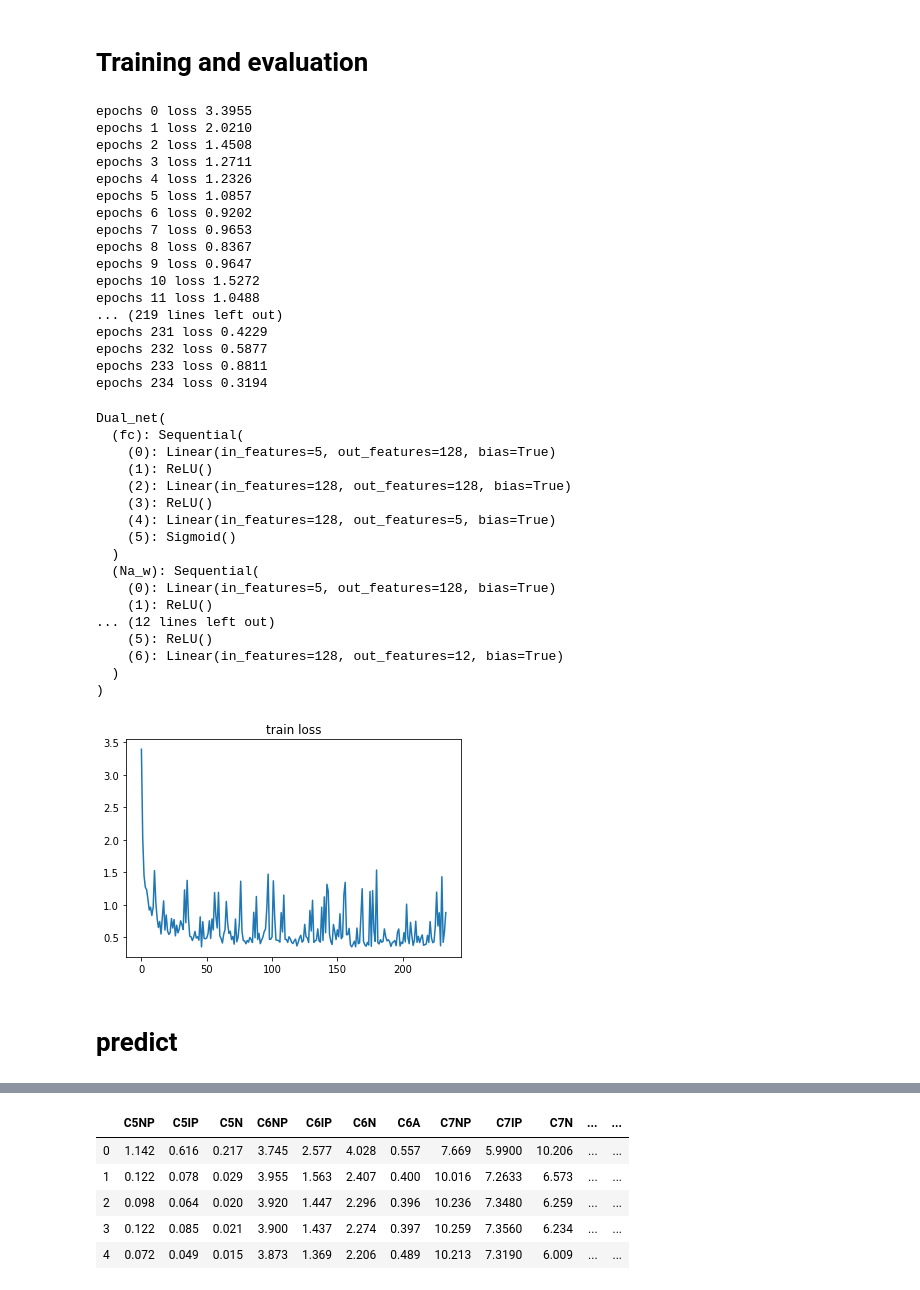
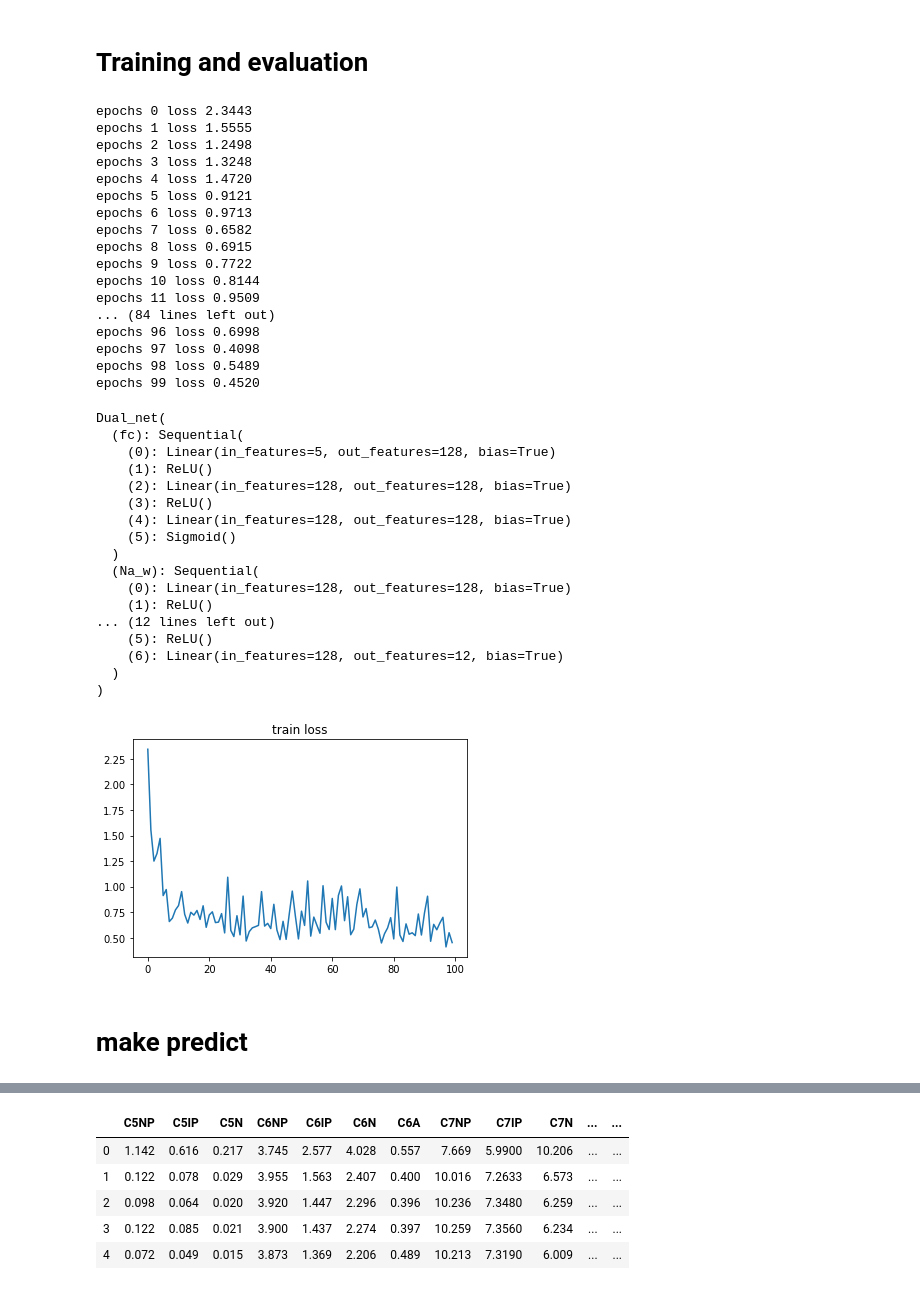
Before and after one commit to skywalker0803r/oil_web, a Jupyter notebook: 開發過程文件/pytorch_model_V4.ipynb, the cells around one changed output, grey strips where cells are left out. Cells and saved outputs as stored; diff of their text form; code cells hidden in the pictures.

```diff
--- a/開發過程文件/pytorch_model_V4.ipynb
+++ b/開發過程文件/pytorch_model_V4.ipynb
@@ -113,6 +116,6 @@ Y_test = torch.tensor(Y_test, dtype=torch.float)
 # data_iter
 # %%
 datasets = torch.utils.data.TensorDataset(X_train, Y_train)
-train_iter = torch.utils.data.DataLoader(datasets, batch_size=128, shuffle=True)
+train_iter = torch.utils.data.DataLoader(datasets, batch_size=170, shuffle=True)
 # %% [markdown]
 # Construct the neural network
@@ -190,0 +196,3 @@ Dual_net(
+# %%
+y = net(X_train)
+torchviz.make_dot(y.mean(),params=dict(net.named_parameters()))
@@ -217,54 +229,54 @@ def train(net,train_iter,loss_function,optimizer,num_epochs=100):
       optimizer.step()
       optimizer.zero_grad()
     # end for
+    history.append(loss.item())
     print("epochs {} loss {:.4f}".format(epoch,loss.item()))
-    if loss.item() < 0.35:
+    if loss.item() < 0.38:
       break
-    history.append(loss.item())
   # end for
   plt.plot(np.array(history))
   plt.title('train loss')
   return net
 # %%
-train(net,train_iter,loss_function,optimizer,num_epochs=1000)
+train(net,train_iter,loss_function,optimizer,num_epochs=100)
 # %% [output]
-epochs 0 loss 3.3955
-epochs 1 loss 2.0210
-epochs 2 loss 1.4508
-epochs 3 loss 1.2711
-epochs 4 loss 1.2326
-epochs 5 loss 1.0857
-epochs 6 loss 0.9202
-epochs 7 loss 0.9653
-epochs 8 loss 0.8367
-epochs 9 loss 0.9647
-epochs 10 loss 1.5272
-epochs 11 loss 1.0488
-... (219 lines left out)
-epochs 231 loss 0.4229
-epochs 232 loss 0.5877
-epochs 233 loss 0.8811
-epochs 234 loss 0.3194
+epochs 0 loss 2.3443
+epochs 1 loss 1.5555
+epochs 2 loss 1.2498
+epochs 3 loss 1.3248
+epochs 4 loss 1.4720
+epochs 5 loss 0.9121
+epochs 6 loss 0.9713
+epochs 7 loss 0.6582
+epochs 8 loss 0.6915
+epochs 9 loss 0.7722
+epochs 10 loss 0.8144
+epochs 11 loss 0.9509
+... (84 lines left out)
+epochs 96 loss 0.6998
+epochs 97 loss 0.4098
+epochs 98 loss 0.5489
+epochs 99 loss 0.4520
 Dual_net(
   (fc): Sequential(
     (0): Linear(in_features=5, out_features=128, bias=True)
     (1): ReLU()
     (2): Linear(in_features=128, out_features=128, bias=True)
     (3): ReLU()
-    (4): Linear(in_features=128, out_features=5, bias=True)
+    (4): Linear(in_features=128, out_features=128, bias=True)
     (5): Sigmoid()
   )
   (Na_w): Sequential(
-    (0): Linear(in_features=5, out_features=128, bias=True)
+    (0): Linear(in_features=128, out_features=128, bias=True)
     (1): ReLU()
 ... (12 lines left out)
     (5): ReLU()
     (6): Linear(in_features=128, out_features=12, bias=True)
   )
 )
-[figure, old version]
+[figure, new version]
 # %% [markdown]
-# predict
+# make predict
 # %%
 y_pred = net(X_test).detach().numpy()
 y_real = Y_test.detach().numpy()
```
Also changed, not shown: parts of 16 cells of this notebook.
